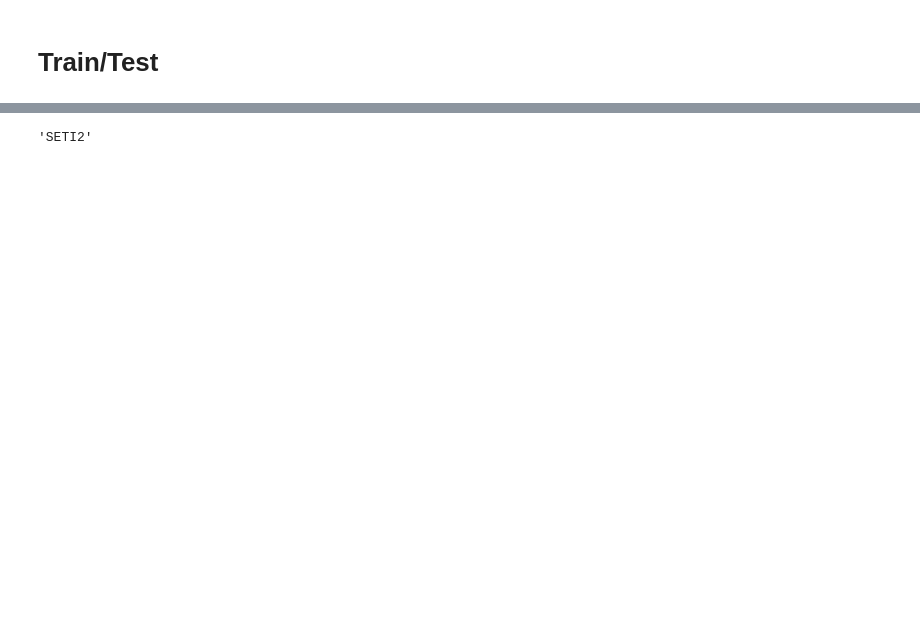
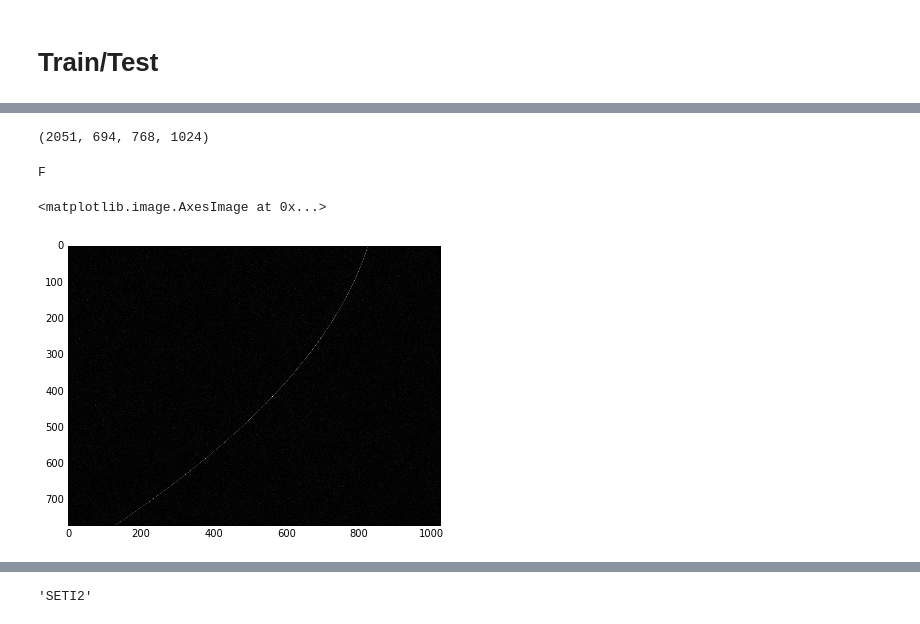
Before and after one commit to saeedaghabozorgi/SETI, a Jupyter notebook: SETI_SigToBinary_Sp.ipynb, the cells around one changed output, grey strips where cells are left out. Saved outputs shown, nothing was run; the diff lists cells and outputs as text; code cells hidden in the pictures; blank space fills up the shorter version.

```diff
--- a/SETI_SigToBinary_Sp.ipynb
+++ b/SETI_SigToBinary_Sp.ipynb
@@ -194,7 +227,7 @@ def wrtieToBinary(dsDirectory, name , imgData , lblData,h,w):
 # %%
 import os
 
-dsDirectory = 'SETI/SETIds9/'
+dsDirectory = 'SETI/SETI_ds_768x1024/'
 # %%
 wrtieToBinary(dsDirectory, 'train' , train_img_data , train_lbl, h, w)
 # %% [output]
@@ -215,0 +256,33 @@ array('B', [0, 0, 8, 3, 0, 0, 1, 50, 0, 0, 2, 0, 0, 0, 1, 0])
+# %%
+import numpy as np
+import gzip
+def _read32(bytestream):
+  dt = np.dtype(np.uint32).newbyteorder('>')
+  return np.frombuffer(bytestream.read(4), dtype=dt)[0]
+
+with open(dsDirectory+'train-images-idx3-ubyte.gz', 'rb') as f:
+    with gzip.GzipFile(fileobj=f ) as bytestream:
+        magic = _read32(bytestream)
+        if magic != 2051:
+            raise ValueError('Invalid magic number %d in MNIST image file: %s' %(magic, f.name))
+        num_images = _read32(bytestream)
+        rows = _read32(bytestream)
+        cols = _read32(bytestream)
+        buf = bytestream.read(rows * cols * num_images)
+        print(magic,num_images,rows,cols,)
+
+        data = np.frombuffer(buf, dtype=np.uint8)
+        data = data.reshape(num_images, rows, cols, 1)
+# magic, num, rows, cols = struct.unpack(">IIII", bytestream.read(16))
+# %% [output]
+(2051, 694, 768, 1024)
+# %%
+gray_y = data[0].reshape(768,1024)
+img = Image.fromarray(np.float32(gray_y))
+print (img.mode)
+fig, ax = plt.subplots(figsize=(10, 5))
+ax.imshow(img)
+# %% [output]
+F
+<matplotlib.image.AxesImage at 0x...>
+[figure, added]
```
Also changed, not shown: parts of 22 cells of this notebook.
